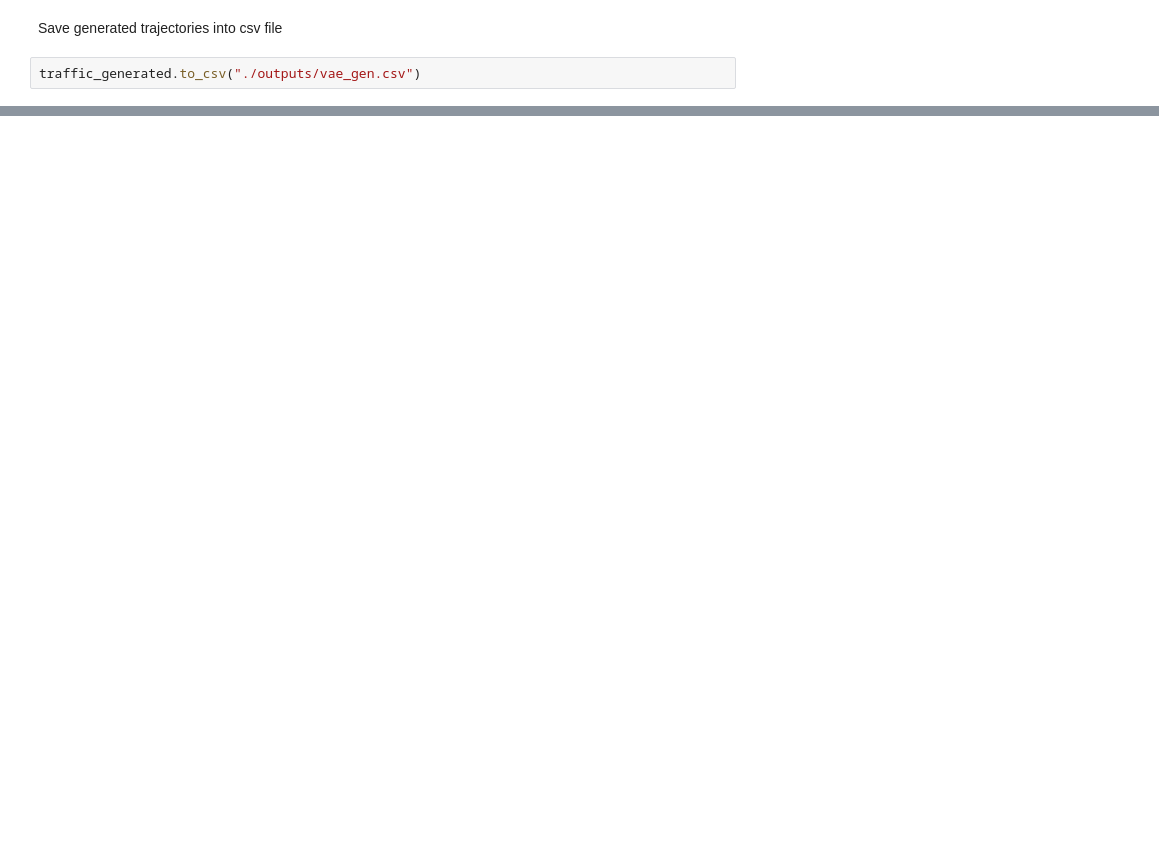
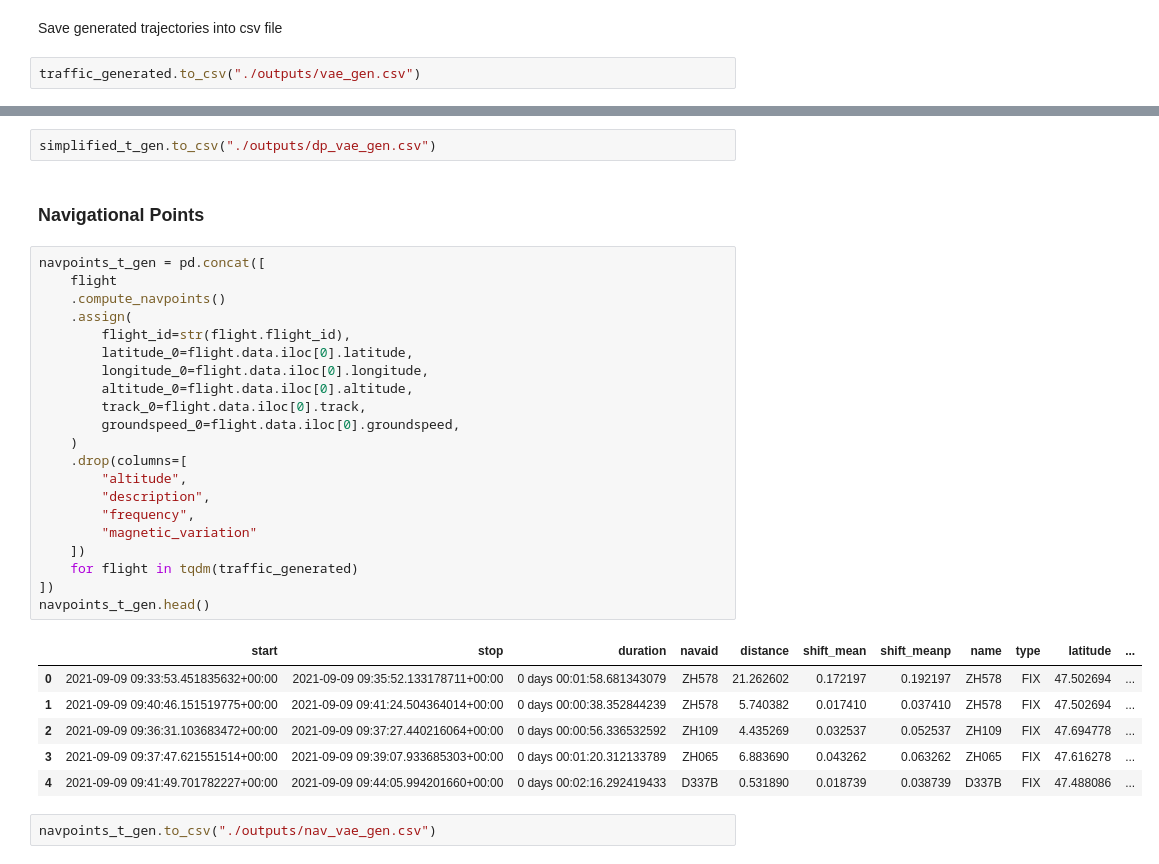
Before and after one commit to alafage/deep-traffic-generation, a Jupyter notebook: notebooks/vae.ipynb, the cells around one changed output, grey strips where cells are left out. Saved outputs shown, nothing was run; the diff lists cells and outputs as text; blank space fills up the shorter version.

Commit message:
Work in progress
Add Bluesky results, douglas-peucker and navpoints computing (see notebooks)

```diff
--- a/notebooks/vae.ipynb
+++ b/notebooks/vae.ipynb
@@ -259,0 +336,34 @@ traffic_generated.to_csv("./outputs/vae_gen.csv")
+# %%
+simplified_t_gen.to_csv("./outputs/dp_vae_gen.csv")
+# %% [markdown]
+### Navigational Points
+# %%
+navpoints_t_gen = pd.concat([
+    flight
+    .compute_navpoints()
+    .assign(
+        flight_id=str(flight.flight_id),
+        latitude_0=flight.data.iloc[0].latitude,
+        longitude_0=flight.data.iloc[0].longitude,
+        altitude_0=flight.data.iloc[0].altitude,
+        track_0=flight.data.iloc[0].track,
+        groundspeed_0=flight.data.iloc[0].groundspeed,
+    )
+    .drop(columns=[
+        "altitude",
+        "description",
+        "frequency",
+        "magnetic_variation"
+    ])
+    for flight in tqdm(traffic_generated)
+])
+navpoints_t_gen.head()
+# %% [output]
+|  | start | stop | duration | navaid | distance | shift_mean | shift_meanp | name | type | latitude | ... |
+| 0 | 2021-09-09 09:33:53.451835632+00:00 | 2021-09-09 09:35:52.133178711+00:00 | 0 days 00:01:58.681343079 | ZH578 | 21.262602 | 0.172197 | 0.192197 | ZH578 | FIX | 47.502694 | ... |
+| 1 | 2021-09-09 09:40:46.151519775+00:00 | 2021-09-09 09:41:24.504364014+00:00 | 0 days 00:00:38.352844239 | ZH578 | 5.740382 | 0.017410 | 0.037410 | ZH578 | FIX | 47.502694 | ... |
+| 2 | 2021-09-09 09:36:31.103683472+00:00 | 2021-09-09 09:37:27.440216064+00:00 | 0 days 00:00:56.336532592 | ZH109 | 4.435269 | 0.032537 | 0.052537 | ZH109 | FIX | 47.694778 | ... |
+| 3 | 2021-09-09 09:37:47.621551514+00:00 | 2021-09-09 09:39:07.933685303+00:00 | 0 days 00:01:20.312133789 | ZH065 | 6.883690 | 0.043262 | 0.063262 | ZH065 | FIX | 47.616278 | ... |
+| 4 | 2021-09-09 09:41:49.701782227+00:00 | 2021-09-09 09:44:05.994201660+00:00 | 0 days 00:02:16.292419433 | D337B | 0.531890 | 0.018739 | 0.038739 | D337B | FIX | 47.488086 | ... |
+# %%
+navpoints_t_gen.to_csv("./outputs/nav_vae_gen.csv")
```
Also changed, not shown: parts of 26 cells of this notebook, 49 other files.
